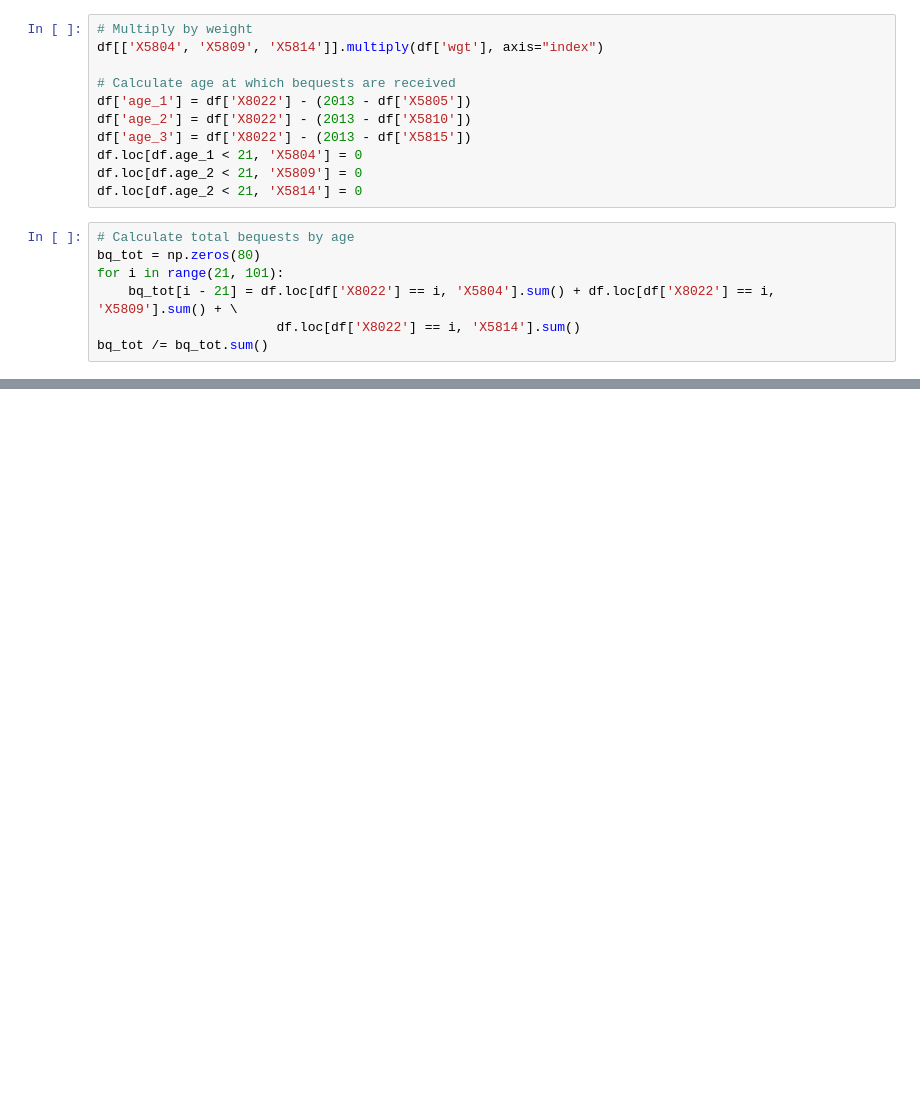
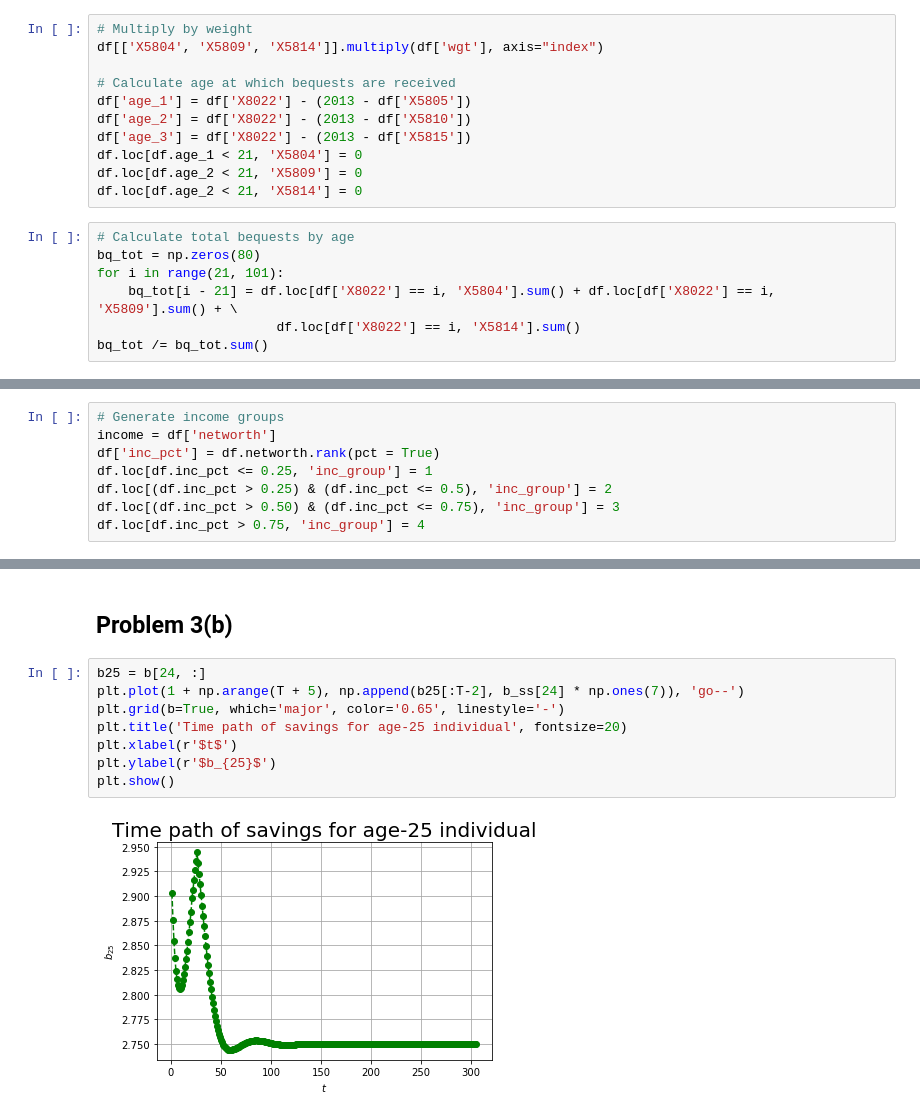
Before and after one commit to rickecon/OGcourse_F17, a Jupyter notebook: Students/Sophia/ps6/ps6.ipynb, the cells around one changed output, grey strips where cells are left out. Saved outputs shown, nothing was run; the diff lists cells and outputs as text; blank space fills up the shorter version.

```diff
--- a/Students/Sophia/ps6/ps6.ipynb
+++ b/Students/Sophia/ps6/ps6.ipynb
@@ -51,0 +62,8 @@ plt.show()
+# %%
+# Generate income groups
+income = df['networth']
+df['inc_pct'] = df.networth.rank(pct = True)
+df.loc[df.inc_pct <= 0.25, 'inc_group'] = 1
+df.loc[(df.inc_pct > 0.25) & (df.inc_pct <= 0.5), 'inc_group'] = 2
+df.loc[(df.inc_pct > 0.50) & (df.inc_pct <= 0.75), 'inc_group'] = 3
+df.loc[df.inc_pct > 0.75, 'inc_group'] = 4
@@ -51,0 +391,12 @@ plt.show()
+# %% [markdown]
+## Problem 3(b)
+# %%
+b25 = b[24, :]
+plt.plot(1 + np.arange(T + 5), np.append(b25[:T-2], b_ss[24] * np.ones(7)), 'go--')
+plt.grid(b=True, which='major', color='0.65', linestyle='-')
+plt.title('Time path of savings for age-25 individual', fontsize=20)
+plt.xlabel(r'$t$')
+plt.ylabel(r'$b_{25}$')
+plt.show()
+# %% [output]
+[figure, added]
```
Also changed, not shown: parts of 14 cells of this notebook.
